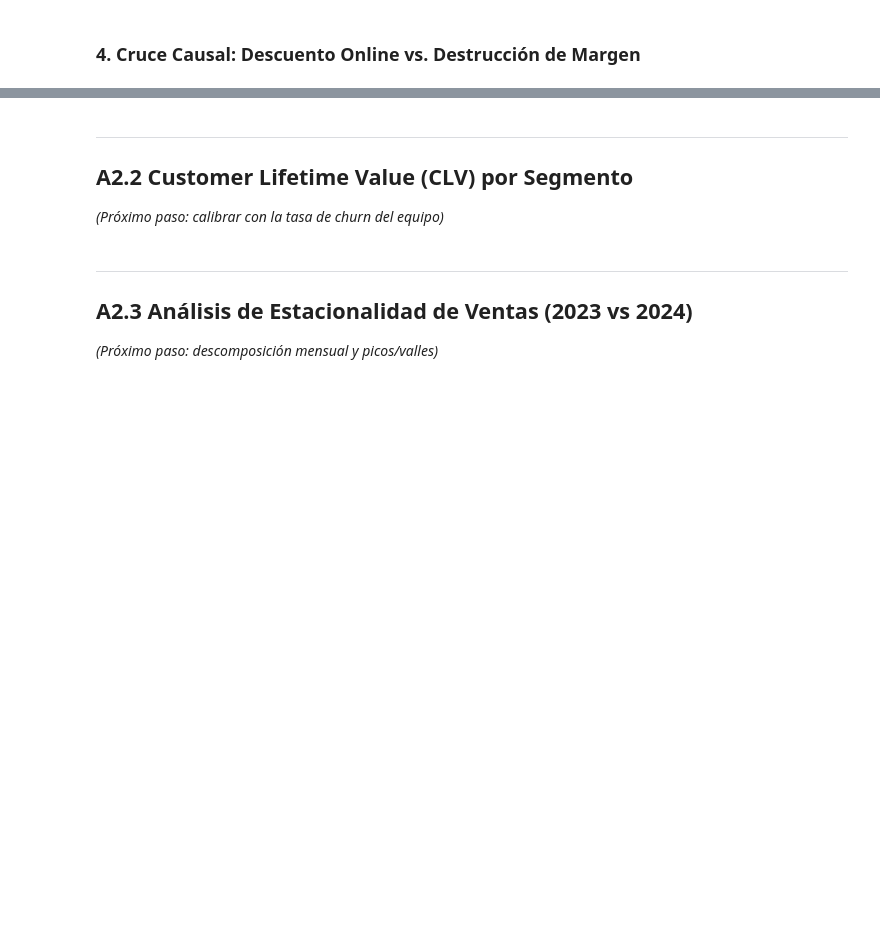
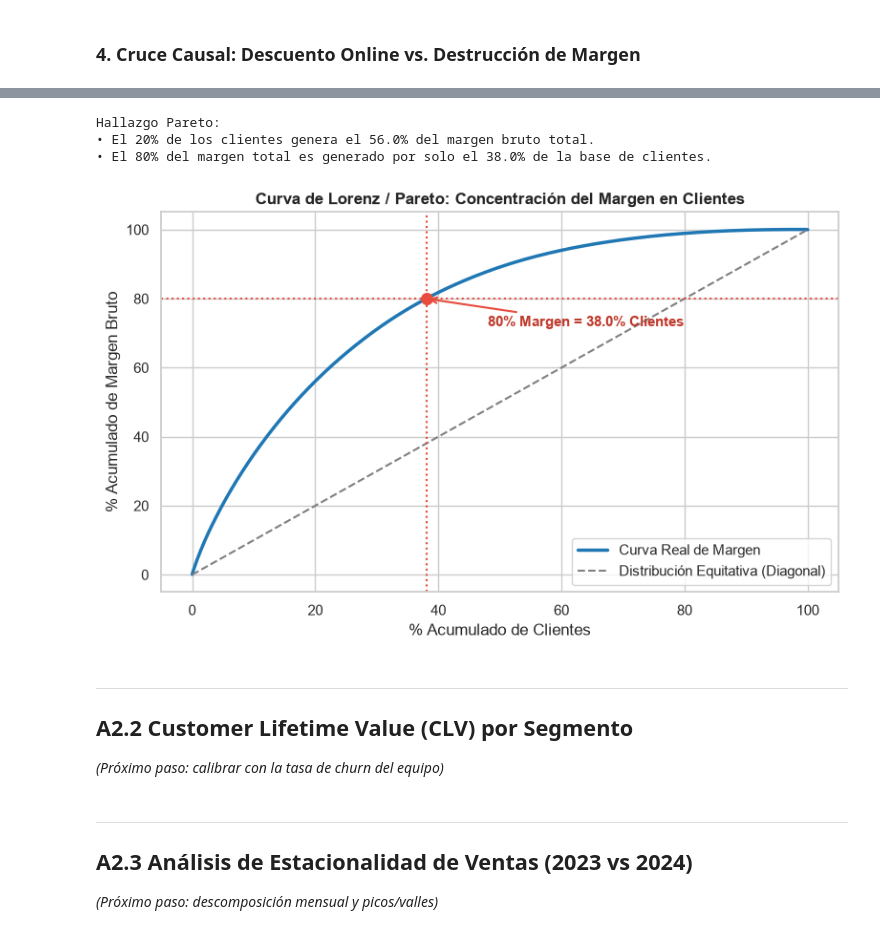
Before and after one commit to DanielAzuaje7/retailventure-intelligence, a Jupyter notebook: notebooks/02_A2_Rentabilidad.ipynb, the cells around one changed output, grey strips where cells are left out. Cells and saved outputs as stored; diff of their text form; code cells hidden in the pictures; blank space fills up the shorter version.

```diff
--- a/notebooks/02_A2_Rentabilidad.ipynb
+++ b/notebooks/02_A2_Rentabilidad.ipynb
@@ -122,3 +278,44 @@ display(cruce_margen)
+# %%
+cli_margen = df_trx.groupby('cliente_id')['margen_bruto'].sum().sort_values(ascending=False).reset_index()
+cli_margen['margen_acumulado'] = cli_margen['margen_bruto'].cumsum()
+cli_margen['pct_margen_acum'] = 100 * cli_margen['margen_acumulado'] / TOTAL_MARGEN
+cli_margen['pct_clientes'] = 100 * (cli_margen.index + 1) / len(cli_margen)
+
+# Puntos clave
+p20_val = cli_margen[cli_margen['pct_clientes'] <= 20]['pct_margen_acum'].iloc[-1]
+p80_idx = (cli_margen['pct_margen_acum'] >= 80).idxmax()
+p80_cli_pct = cli_margen.loc[p80_idx, 'pct_clientes']
+
+print(f"Hallazgo Pareto:")
+print(f"• El 20% de los clientes genera el {p20_val:.1f}% del margen bruto total.")
+print(f"• El 80% del margen total es generado por solo el {p80_cli_pct:.1f}% de la base de clientes.")
+# %% [output]
+Hallazgo Pareto:
+• El 20% de los clientes genera el 56.0% del margen bruto total.
+• El 80% del margen total es generado por solo el 38.0% de la base de clientes.
+# %%
+plt.figure(figsize=(8, 5))
+plt.plot(cli_margen['pct_clientes'], cli_margen['pct_margen_acum'], color='#1F77B4', lw=2.5, label='Curva Real de Margen')
+plt.plot([0, 100], [0, 100], color='gray', linestyle='--', label='Distribución Equitativa (Diagonal)')
+
+# Marcar punto 80% del margen
+plt.axhline(80, color='#E74C3C', linestyle=':', lw=1.5)
+plt.axvline(p80_cli_pct, color='#E74C3C', linestyle=':', lw=1.5)
+plt.scatter([p80_cli_pct], [80], color='#E74C3C', s=70, zorder=5)
+
+plt.annotate(f"80% Margen = {p80_cli_pct:.1f}% Clientes",
+             xy=(p80_cli_pct, 80), xytext=(p80_cli_pct + 10, 72),
+             arrowprops=dict(arrowstyle="->", color='#E74C3C', lw=1.5),
+             fontweight='bold', color='#C0392B')
+
+plt.title('Curva de Lorenz / Pareto: Concentración del Margen en Clientes', fontsize=12, fontweight='bold')
+plt.xlabel('% Acumulado de Clientes')
+plt.ylabel('% Acumulado de Margen Bruto')
+plt.legend(loc='lower right')
+plt.tight_layout()
+plt.show()
+# %% [output]
+[figure, added]
 # %% [markdown]
 ---
 ## A2.2 Customer Lifetime Value (CLV) por Segmento
```
Also changed, not shown: parts of 14 cells of this notebook, 1 other file.
